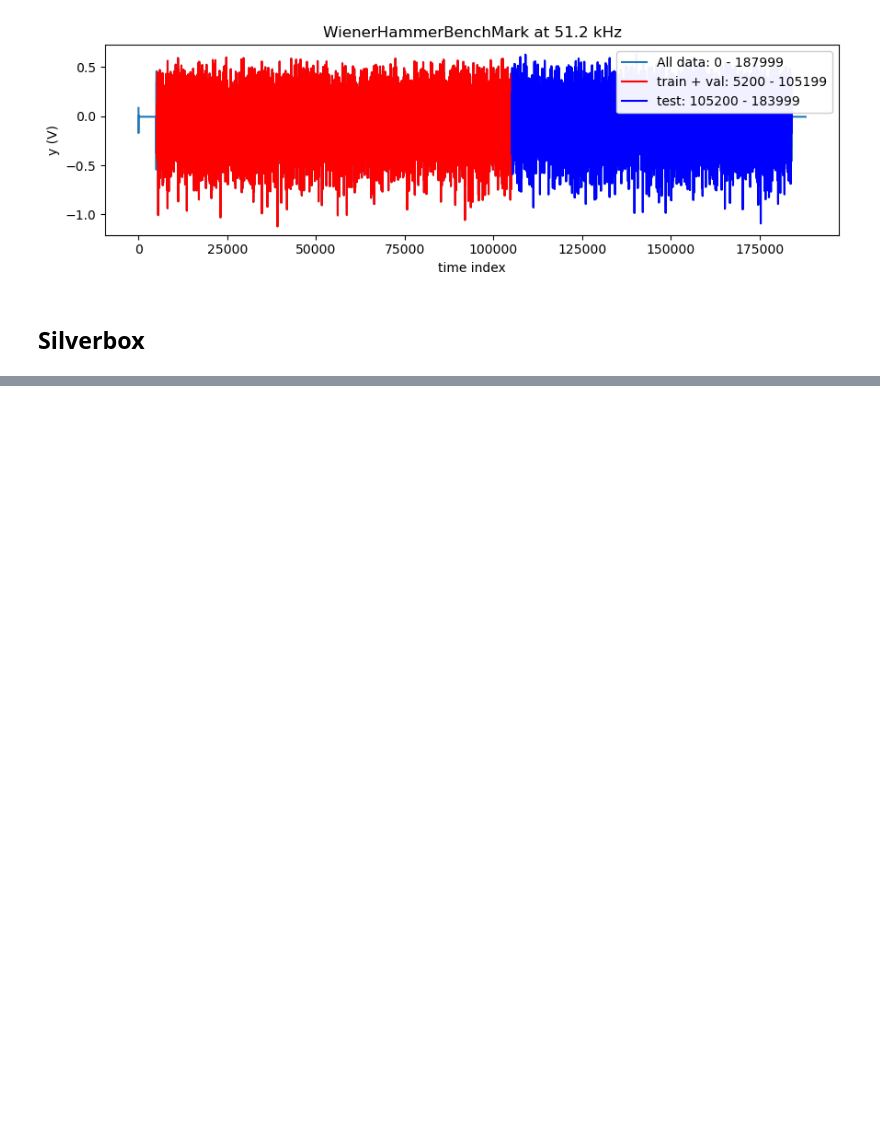
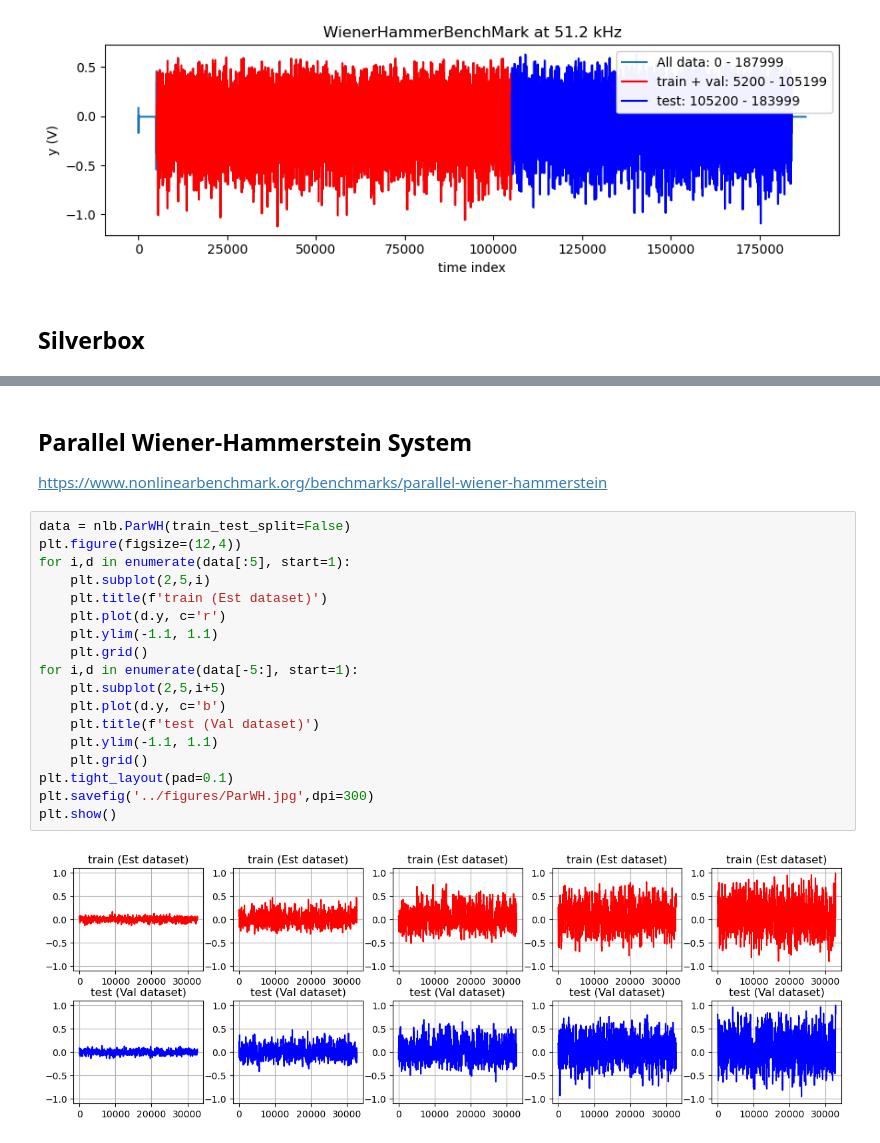
Before and after one commit to GerbenBeintema/nonlinear_benchmarks, a Jupyter notebook: examples/split visualization.ipynb, the cells around one changed output, grey strips where cells are left out. Drawn from its saved outputs; the diff is of its cells as text; blank space fills up the shorter version.

```diff
--- a/examples/split visualization.ipynb
+++ b/examples/split visualization.ipynb
@@ -145,0 +166,24 @@ plt.show()
+# %% [markdown]
+## Parallel Wiener-Hammerstein System
+
+https://www.nonlinearbenchmark.org/benchmarks/parallel-wiener-hammerstein
+# %%
+data = nlb.ParWH(train_test_split=False)
+plt.figure(figsize=(12,4))
+for i,d in enumerate(data[:5], start=1):
+    plt.subplot(2,5,i)
+    plt.title(f'train (Est dataset)')
+    plt.plot(d.y, c='r')
+    plt.ylim(-1.1, 1.1)
+    plt.grid()
+for i,d in enumerate(data[-5:], start=1):
+    plt.subplot(2,5,i+5)
+    plt.plot(d.y, c='b')
+    plt.title(f'test (Val dataset)')
+    plt.ylim(-1.1, 1.1)
+    plt.grid()
+plt.tight_layout(pad=0.1)
+plt.savefig('../figures/ParWH.jpg',dpi=300)
+plt.show()
+# %% [output]
+[figure, added]
```
Also changed, not shown: parts of 9 cells of this notebook, 14 other files.
